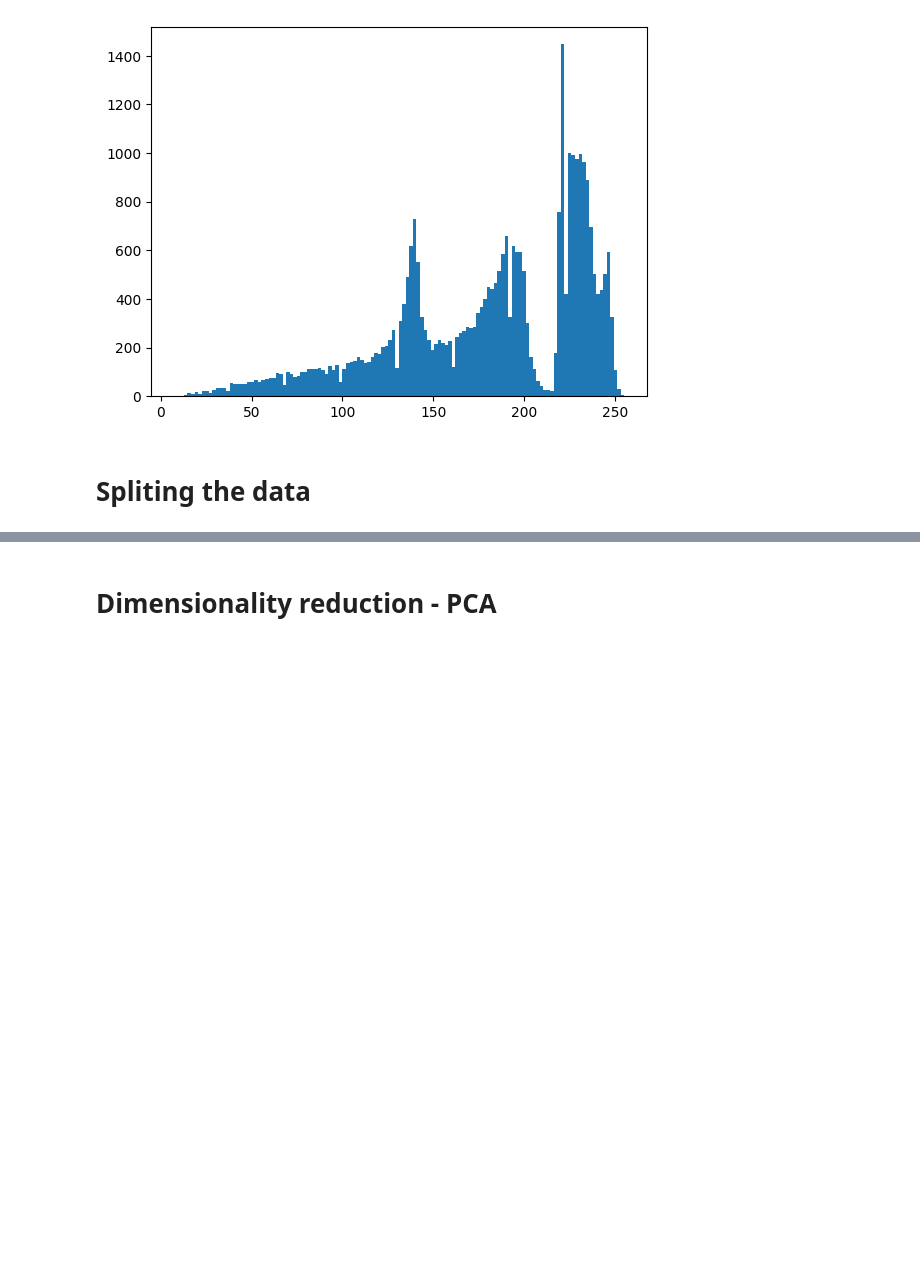
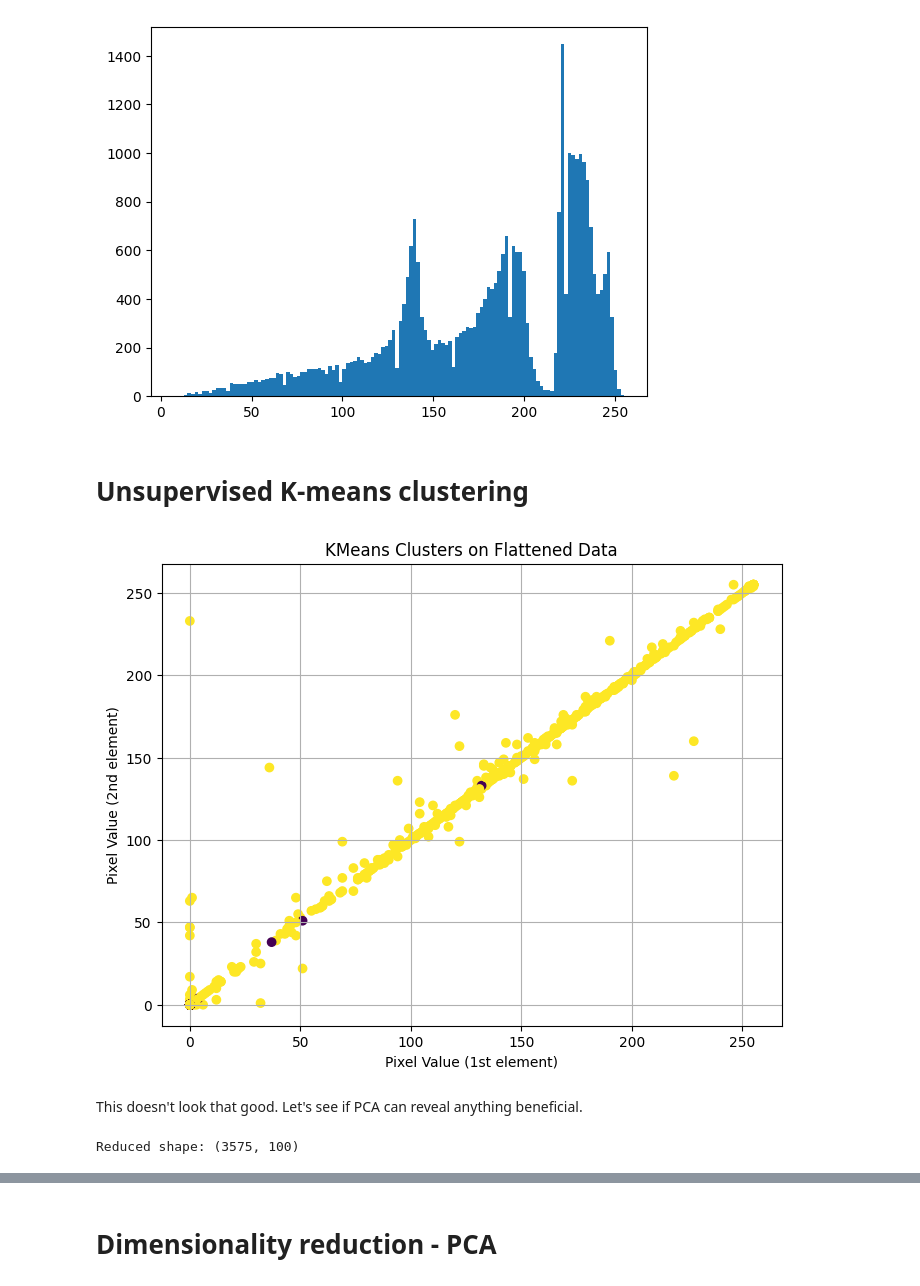
Before and after one commit to jsan712/Machine-Learning-Final-Project, a Jupyter notebook: ancient_egyptian_classification.ipynb, the cells around one changed output, grey strips where cells are left out. Cells and saved outputs as stored; diff of their text form; code cells hidden in the pictures; blank space fills up the shorter version.

Commit message:
Added unsupervised approaches to K-means and t-SNE
Supervised approaches to previous attempts are underdevelopment

```diff
--- a/ancient_egyptian_classification.ipynb
+++ b/ancient_egyptian_classification.ipynb
@@ -239,9 +240,17 @@ for image, label in df.values:
         # Convert to grayscale
         gray_img = resized_img.convert("L")
 
+        # Reshape to 2D array to (height * width, 1)
+        # gray_img = np.array(gray_img).reshape(-1, 1)
+
+        # Flatten the array
+        gray_img = np.array(gray_img).flatten()
+
         # Append the resized and grayscaled image to the list
         img_list.append(np.array(gray_img))
     except FileNotFoundError:
         print(f"Error: Image not found - {img_path}")  # Handle file not found error
 
 # img_list is a list of NumPy arrays representing the processed images
+for img in img_list:
+    print(img.ndim)
@@ -372,5 +399,42 @@ hist(img_list_aspect_preserved[194].flatten(), 128)
 show()
 # %% [output]
 [figure]
-# %% [markdown]
-# Spliting the data
+# %% [markdown]
+# Unsupervised K-means clustering
+# %%
+# Build the unsupervised clustering model on non-aspect preserved image
+unsupervised_kmeans = KMeans(n_clusters=2, random_state=42)
+unsupervised_kmeans.fit(img_list)
+
+# Predict cluster labels for training and testing data
+y_unsupervised_kmeans = unsupervised_kmeans.predict(img_list)
+# %%
+x_data = []
+y_data = []
+for image in img_list:
+    # Access pixel values directly from the flattened array
+    x_data.append(image[0])  # Assuming the first element is the "x" value
+    y_data.append(image[1])  # Assuming the second element is the "y" value
+
+# Create the scatter plot using separate lists for x and y data
+plt.figure(figsize=(8, 6))
+plt.scatter(x_data, y_data, c=y_unsupervised_kmeans, cmap="viridis")
+plt.xlabel("Pixel Value (1st element)")
+plt.ylabel("Pixel Value (2nd element)")
+plt.title("KMeans Clusters on Flattened Data")
+plt.grid(True)
+plt.show()
+# %% [output]
+[figure, added]
+# %% [markdown]
+This doesn't look that good. Let's see if PCA can reveal anything beneficial.
+# %%
+# Perform PCA (non-aspect preserved)
+pca = PCA(n_components=100, random_state=22)
+pca.fit(img_list)
+X = pca.transform(img_list)
+
+# print("Original shape: {}".format(str(img_list.shape)))
+print("Reduced shape: {}".format(str(X.shape)))
+# %% [output]
+Reduced shape: (3575, 100)
```
Also changed, not shown: parts of 15 cells of this notebook.
